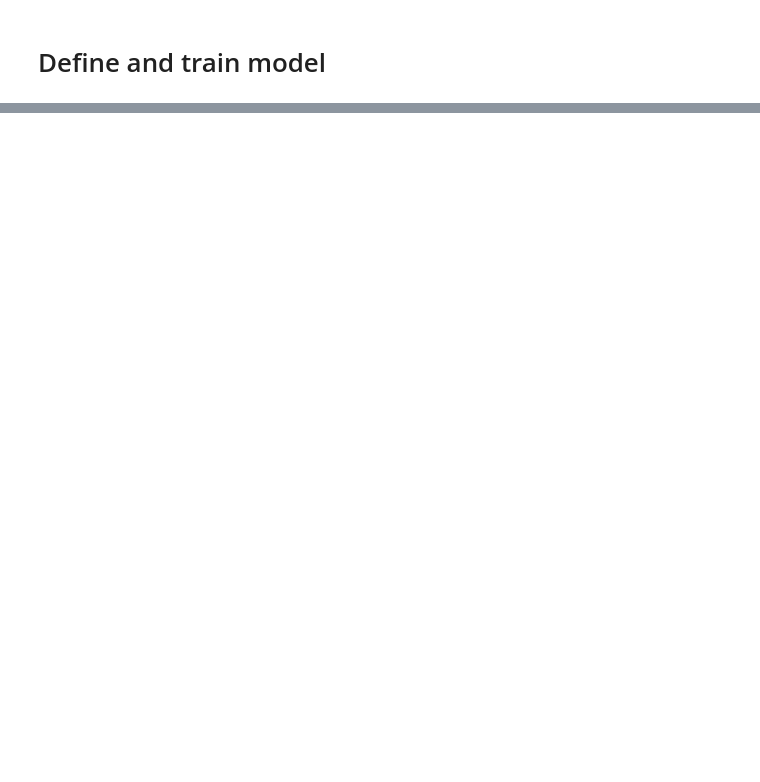
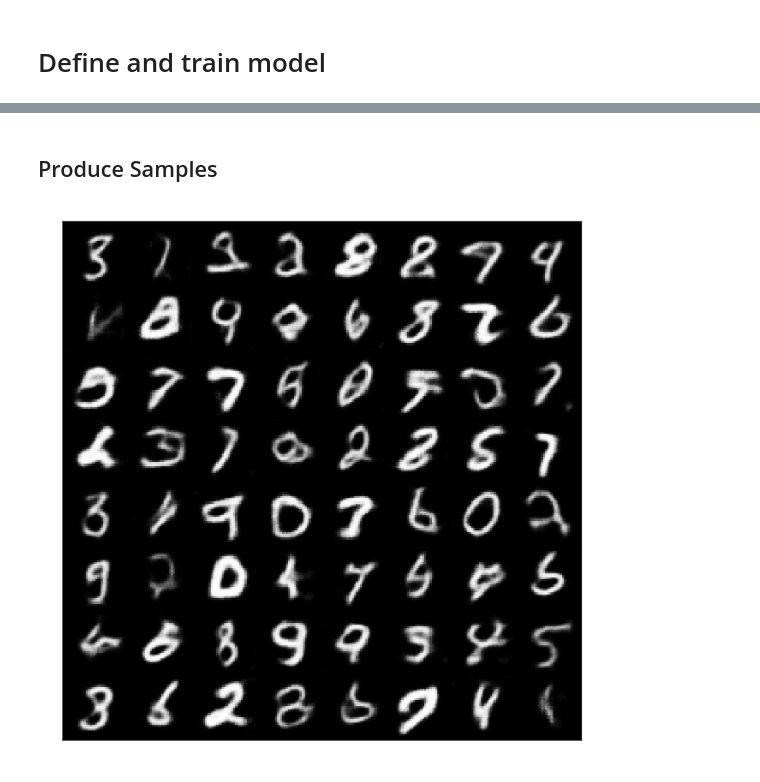
Before and after one commit to ParticleEM/ParEM_neural_latent_variable_model, a Jupyter notebook: notebooks/MNIST.ipynb, the cells around one changed output, grey strips where cells are left out. Drawn from its saved outputs; the diff is of its cells as text; code cells hidden in the pictures; blank space fills up the shorter version.

```diff
--- a/notebooks/MNIST.ipynb
+++ b/notebooks/MNIST.ipynb
@@ -30,10 +38,10 @@ from parem.dataset_loaders import get_mnist
 args = argparse.Namespace()
 
 # Data setttings
-args.n_images = 1000  # M: training set size
+args.n_images = 10000  # M: training set size
 
 # Training settings
-args.n_epochs = 500 # K: total number of iterations
+args.n_epochs = 35 # K: total number of iterations
 args.n_batch = 128 # M_b: batch size for theta updates
 args.seed = 1 # Seed for PRNG
 # Device on which to carry out computations:
@@ -44,7 +52,7 @@ args.x_dim = 10  # d_x: dimension of latent space
 args.likelihood_var = 0.3 ** 2  # sigma^2
 
 # PGA Settings
-args.h = 5e-5 # h: step size
+args.h = 1e-4 # h: step size
 args.lambd = 1e-3 / (args.h * args.n_images)  # lambda
 args.n_particles = 10 # N: number of particles
 # %% [markdown]
@@ -178,0 +143,16 @@ plt.close('all')
+# %% [markdown]
+## Produce Samples
+# %%
+model.eval()
+with torch.no_grad():
+  n_cols = 8
+  n_rows = 8
+  mean = torch.mean(pga._particles, [0, 1, 3, 4])
+  cov = torch.cov(pga._particles.flatten(0,1).flatten(1, 3).transpose(0, 1))
+  normal_approx = torch.distributions.multivariate_normal.MultivariateNormal(loc = mean, covariance_matrix=cov)
+  z = normal_approx.sample(sample_shape=torch.Size([n_cols * n_rows])).unsqueeze(-1).unsqueeze(-1)
+  samples = to_range_0_1(model(z.to(args.device)))
+  grid = make_grid(samples)
+  fig = show(grid)
+# %% [output]
+[figure, added]
```
Also changed, not shown: parts of 11 cells of this notebook.
